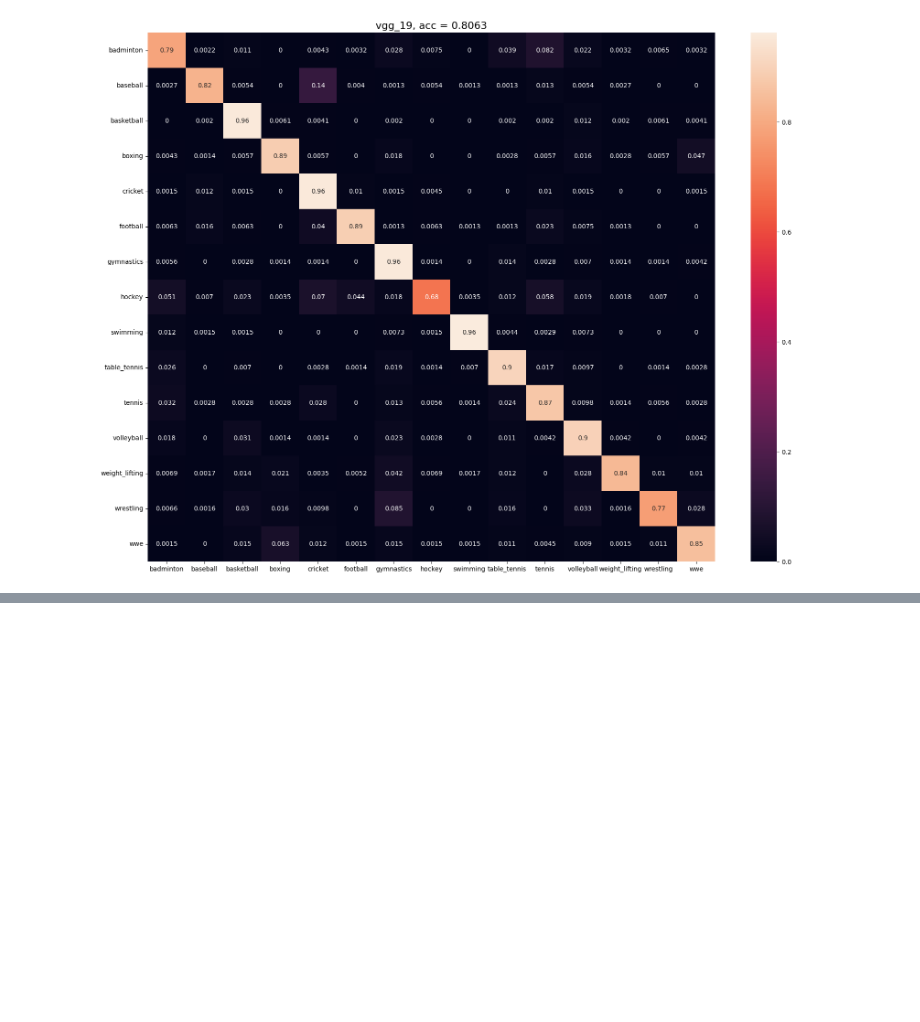
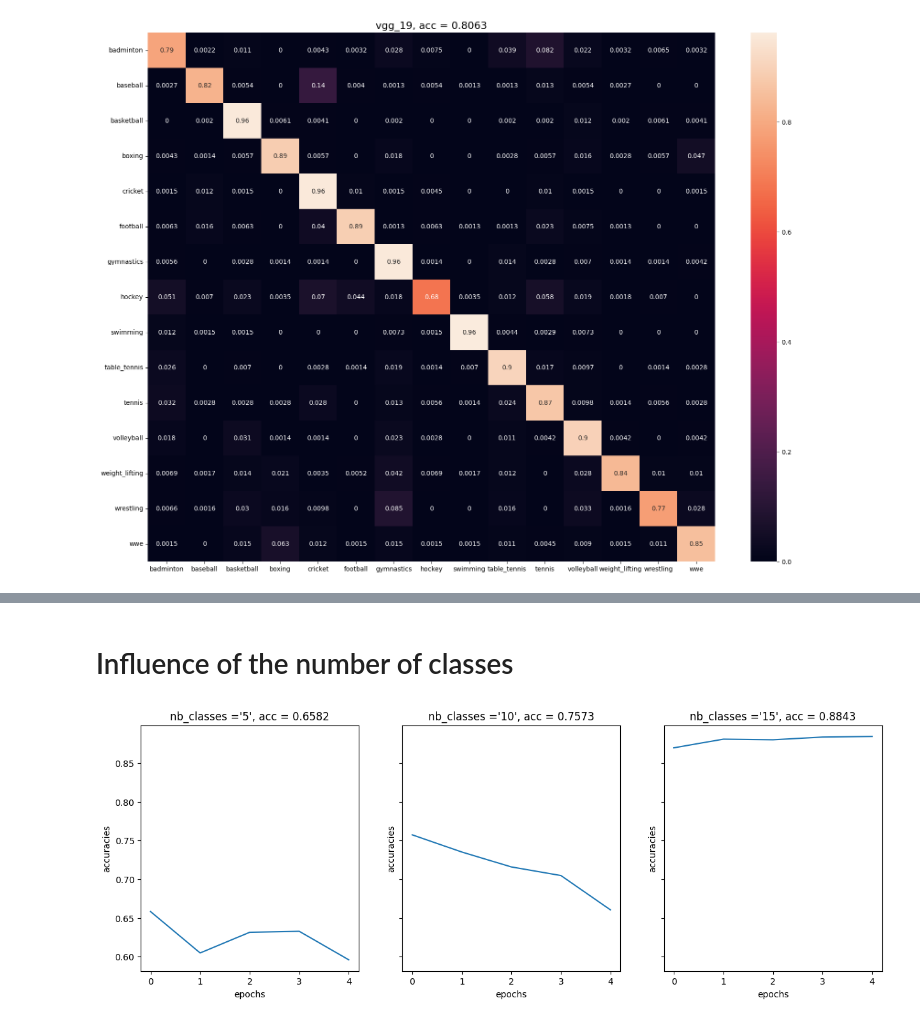
Before and after one commit to axelrocheteau/Neural-network, a Jupyter notebook: compare_NN.ipynb, the cells around one changed output, grey strips where cells are left out. Drawn from its saved outputs; the diff is of its cells as text; code cells hidden in the pictures; blank space fills up the shorter version.

```diff
--- a/compare_NN.ipynb
+++ b/compare_NN.ipynb
@@ -183,0 +193,21 @@ def visualize_model(X, y, model, num_images=12, suptitle=None):
+# %% [markdown]
+# Influence of the number of classes
+# %%
+models_accuracies_classes = {}
+with open('models_accuracies_classes_version.txt', 'r') as file:
+    models_accuracies_classes = json.load(file)
+# %%
+fig, ax = plt.subplots(1, len(models_accuracies_classes), sharex='col', sharey='row', figsize=(15, 5))
+plt.subplots_adjust(hspace=0.5)
+
+models_best_accuracy = {}
+
+for index, (nb_classes, model_accuracies) in enumerate(models_accuracies_classes.items()):
+    best_epoch, best_acc = max([(epoch, value['test accuracy']) for epoch, value in model_accuracies.items()], key= lambda x:x[-1])
+    models_best_accuracy[nb_classes] = best_acc
+    ax[index].plot([key for key in model_accuracies.keys()], [value['test accuracy'] for value in model_accuracies.values()])
+    ax[index].set_title(f'{nb_classes =}, acc = {round(best_acc,4)}')
+    ax[index].set_xlabel('epochs')
+    ax[index].set_ylabel('accuracies')
+# %% [output]
+[figure, added]
```
Also changed, not shown: parts of 7 cells of this notebook, 4 other files.
